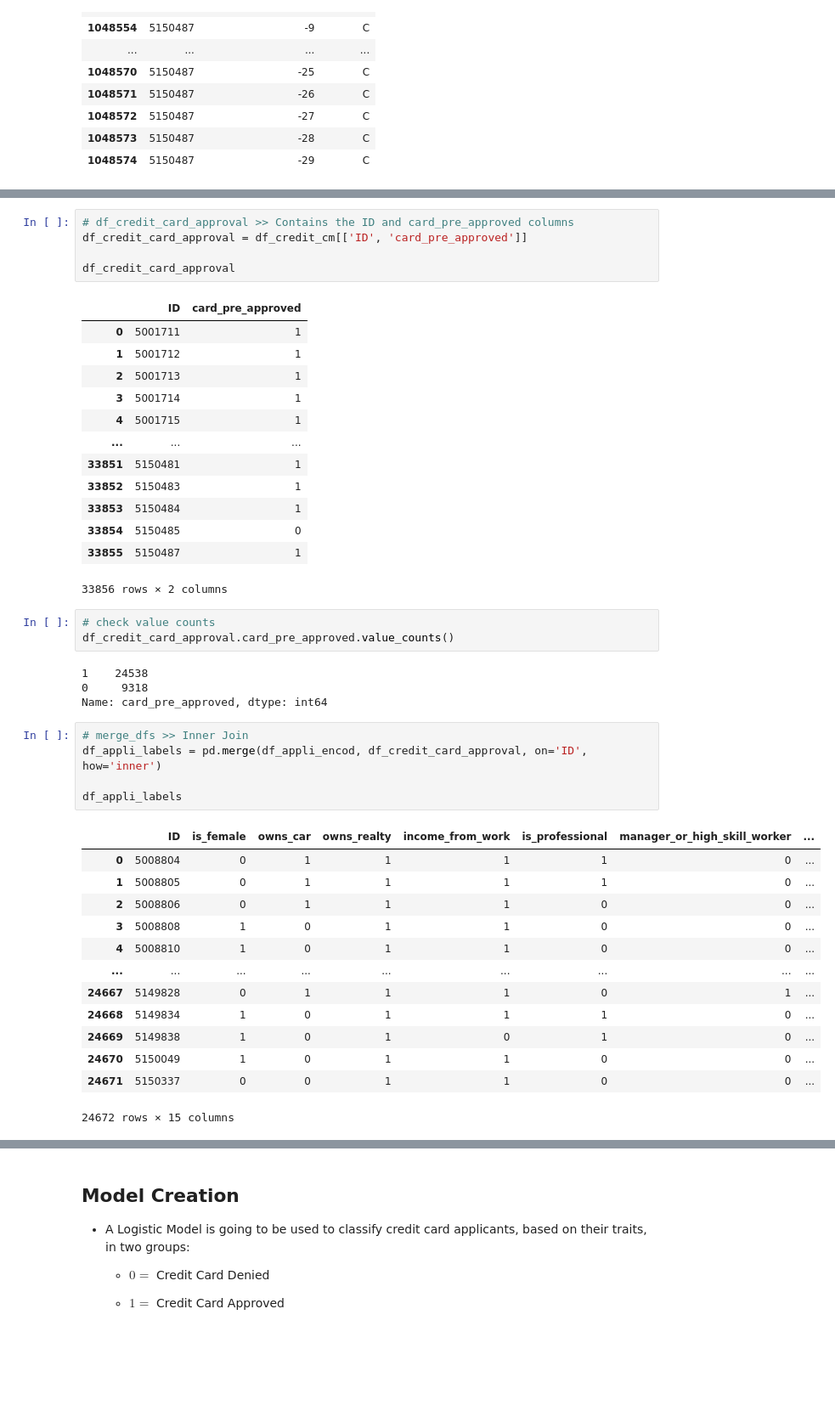
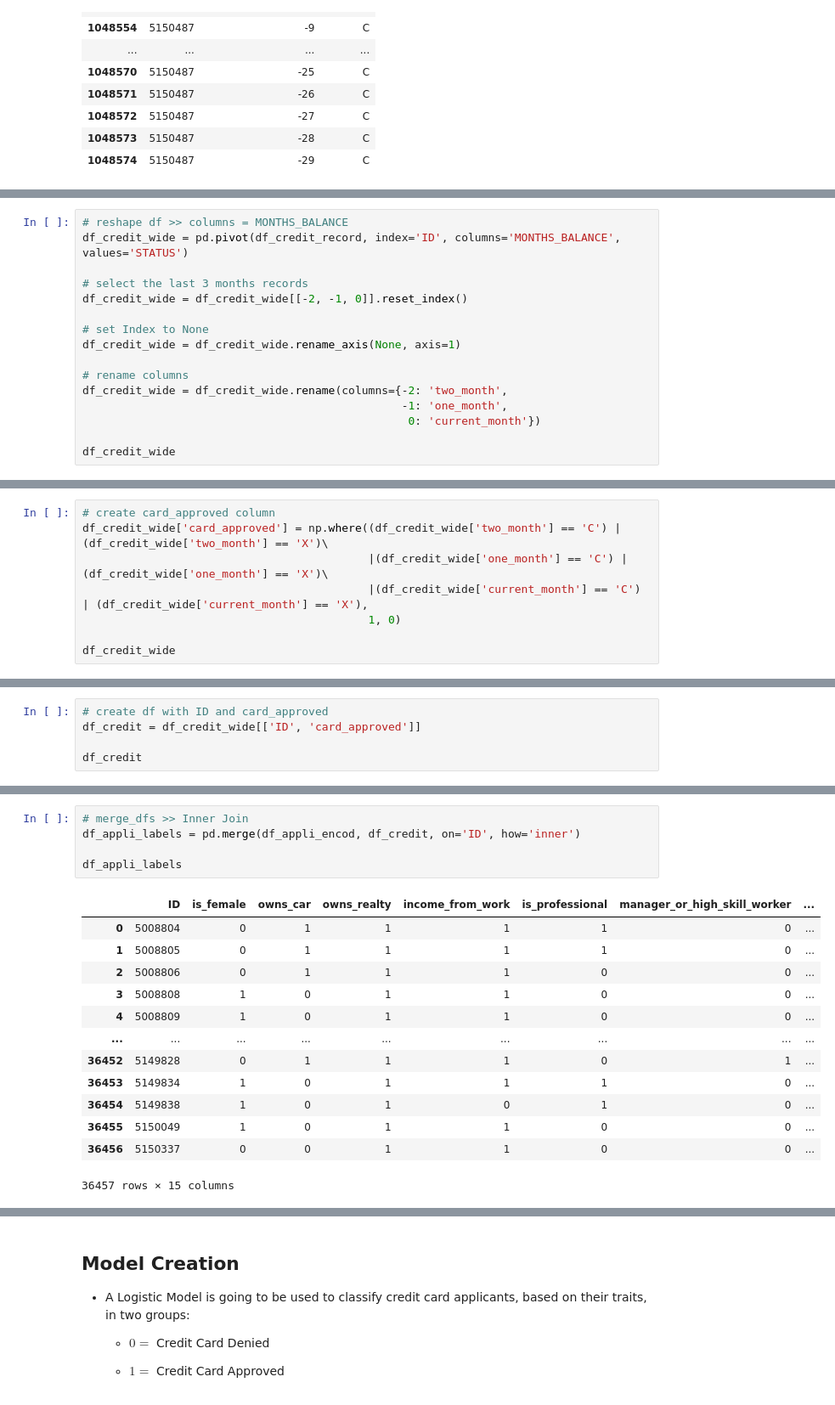
Before and after one commit to princeKike27/Credit-Card-Approval-Prediction, a Jupyter notebook: Credit_Car_Approval_Prediction.ipynb, the cells around one changed output, grey strips where cells are left out. Shown at 85% size. Saved outputs shown, nothing was run; the diff lists cells and outputs as text; blank space fills up the shorter version.

```diff
--- a/Credit_Car_Approval_Prediction.ipynb
+++ b/Credit_Car_Approval_Prediction.ipynb
@@ -1626,0 +1613,16 @@ df_credit_cm
+# %%
+# reshape df >> columns = MONTHS_BALANCE
+df_credit_wide = pd.pivot(df_credit_record, index='ID', columns='MONTHS_BALANCE', values='STATUS')
+
+# select the last 3 months records
+df_credit_wide = df_credit_wide[[-2, -1, 0]].reset_index()
+
+# set Index to None
+df_credit_wide = df_credit_wide.rename_axis(None, axis=1)
+
+# rename columns
+df_credit_wide = df_credit_wide.rename(columns={-2: 'two_month',
+                                                -1: 'one_month',
+                                                 0: 'current_month'})
+
+df_credit_wide
@@ -1700,0 +1670,8 @@ df_credit_cm.head(10)
+# %%
+# create card_approved column
+df_credit_wide['card_approved'] = np.where((df_credit_wide['two_month'] == 'C') | (df_credit_wide['two_month'] == 'X')\
+                                           |(df_credit_wide['one_month'] == 'C') | (df_credit_wide['one_month'] == 'X')\
+                                           |(df_credit_wide['current_month'] == 'C') | (df_credit_wide['current_month'] == 'X'),
+                                           1, 0)
+
+df_credit_wide
@@ -1700,0 +1710,5 @@ df_credit_cm.head(10)
+# %%
+# create df with ID and card_approved
+df_credit = df_credit_wide[['ID', 'card_approved']]
+
+df_credit
@@ -1711,48 +1739,22 @@ df_credit_cm.head(10)
-# %%
-# df_credit_card_approval >> Contains the ID and card_pre_approved columns
-df_credit_card_approval = df_credit_cm[['ID', 'card_pre_approved']]
-
-df_credit_card_approval
-# %% [output]
-|  | ID | card_pre_approved |
-| 0 | 5001711 | 1 |
-| 1 | 5001712 | 1 |
-| 2 | 5001713 | 1 |
-| 3 | 5001714 | 1 |
-| 4 | 5001715 | 1 |
-| ... | ... | ... |
-| 33851 | 5150481 | 1 |
-| 33852 | 5150483 | 1 |
-| 33853 | 5150484 | 1 |
-| 33854 | 5150485 | 0 |
-| 33855 | 5150487 | 1 |
-33856 rows × 2 columns
-# %%
-# check value counts
-df_credit_card_approval.card_pre_approved.value_counts()
-# %% [output]
-1    24538
-0     9318
-Name: card_pre_approved, dtype: int64
 # %%
 # merge_dfs >> Inner Join
-df_appli_labels = pd.merge(df_appli_encod, df_credit_card_approval, on='ID', how='inner')
+df_appli_labels = pd.merge(df_appli_encod, df_credit, on='ID', how='inner')
 
 df_appli_labels
 # %% [output]
 |  | ID | is_female | owns_car | owns_realty | income_from_work | is_professional | manager_or_high_skill_worker | ... |
 | 0 | 5008804 | 0 | 1 | 1 | 1 | 1 | 0 | ... |
 | 1 | 5008805 | 0 | 1 | 1 | 1 | 1 | 0 | ... |
 | 2 | 5008806 | 0 | 1 | 1 | 1 | 0 | 0 | ... |
 | 3 | 5008808 | 1 | 0 | 1 | 1 | 0 | 0 | ... |
-| 4 | 5008810 | 1 | 0 | 1 | 1 | 0 | 0 | ... |
+| 4 | 5008809 | 1 | 0 | 1 | 1 | 0 | 0 | ... |
 | ... | ... | ... | ... | ... | ... | ... | ... | ... |
-| 24667 | 5149828 | 0 | 1 | 1 | 1 | 0 | 1 | ... |
-| 24668 | 5149834 | 1 | 0 | 1 | 1 | 1 | 0 | ... |
-| 24669 | 5149838 | 1 | 0 | 1 | 0 | 1 | 0 | ... |
-| 24670 | 5150049 | 1 | 0 | 1 | 1 | 0 | 0 | ... |
-| 24671 | 5150337 | 0 | 0 | 1 | 1 | 0 | 0 | ... |
+| 36452 | 5149828 | 0 | 1 | 1 | 1 | 0 | 1 | ... |
+| 36453 | 5149834 | 1 | 0 | 1 | 1 | 1 | 0 | ... |
+| 36454 | 5149838 | 1 | 0 | 1 | 0 | 1 | 0 | ... |
+| 36455 | 5150049 | 1 | 0 | 1 | 1 | 0 | 0 | ... |
+| 36456 | 5150337 | 0 | 0 | 1 | 1 | 0 | 0 | ... |
-24672 rows × 15 columns
+36457 rows × 15 columns
 # %%
 # check that ID values are Unique
 len(df_appli_labels.ID.unique())
```
Also changed, not shown: parts of 39 cells of this notebook.
